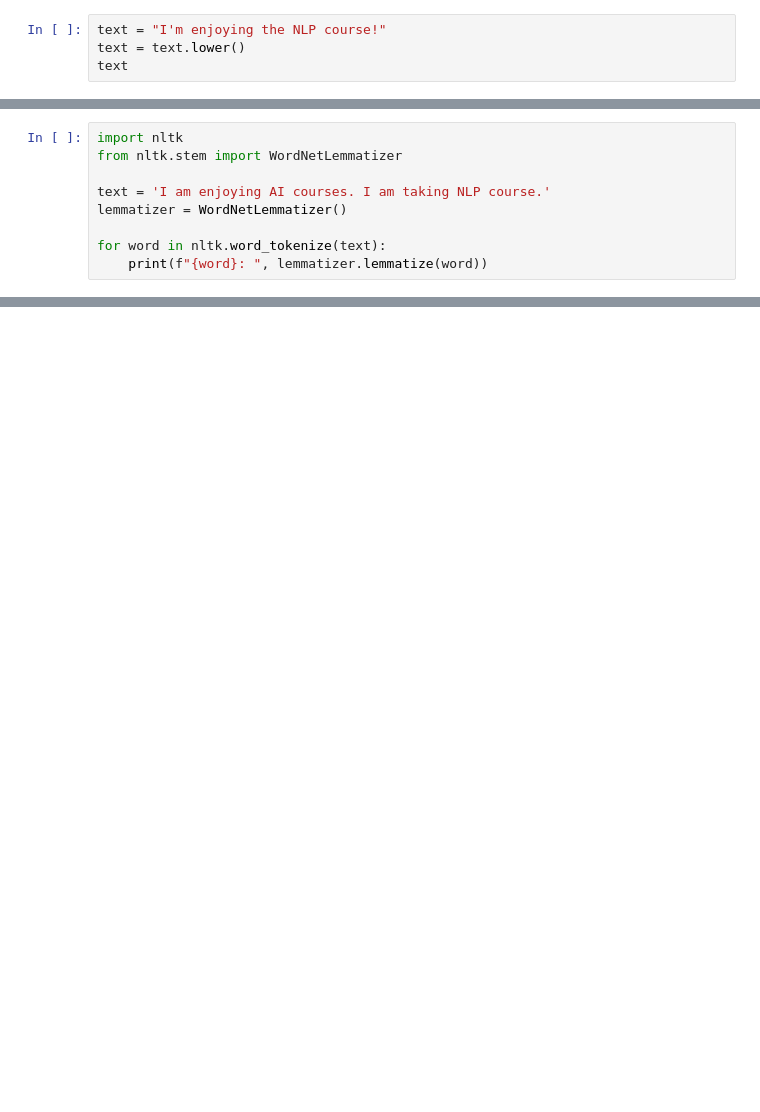
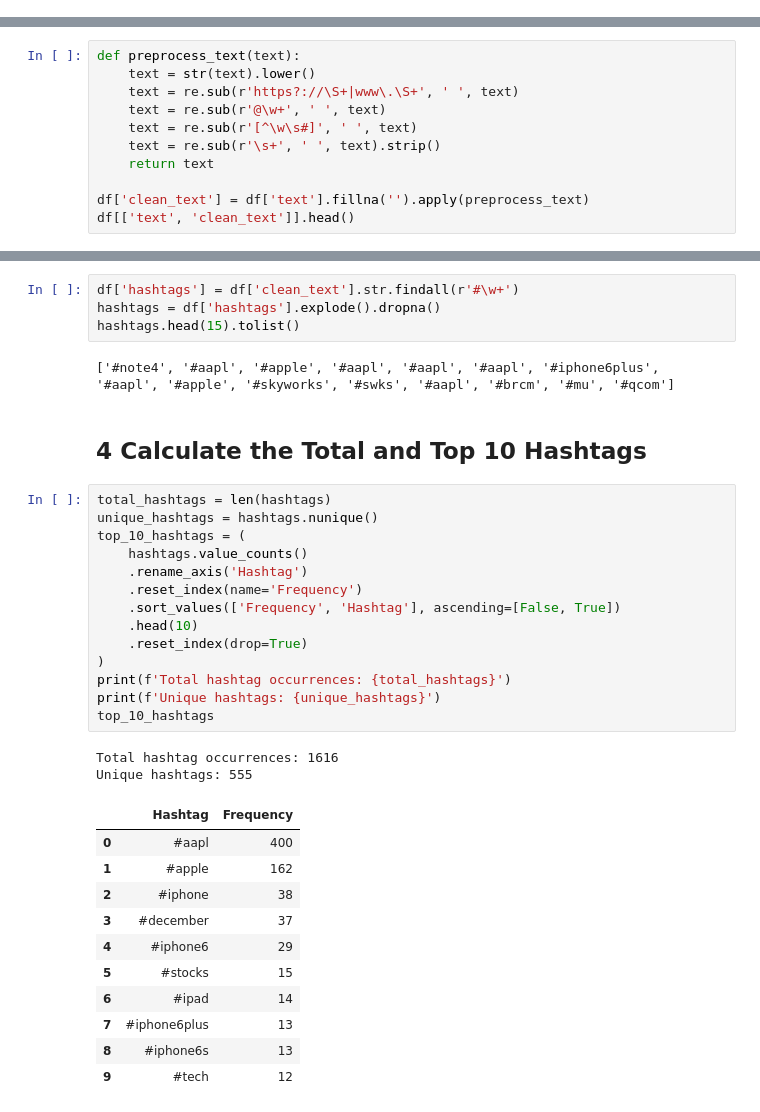
Before and after one commit to IAUMD/NLP, a Jupyter notebook: Lab2/Lab 2 -2240004042.ipynb, the cells around one changed output, grey strips where cells are left out. Drawn from its saved outputs; the diff is of its cells as text; blank space fills up the shorter version.

```diff
--- a/Lab2/Lab 2 -2240004042.ipynb
+++ b/Lab2/Lab 2 -2240004042.ipynb
@@ -379,4 +0,0 @@ Converting a word to lower case (NLP -> nlp). Words like Book and book mean the
-# %%
-text = "I'm enjoying the NLP course!"
-text = text.lower()
-text
@@ -490,9 +0,0 @@ True
-# %%
-import nltk
-from nltk.stem import WordNetLemmatizer
-
-text = 'I am enjoying AI courses. I am taking NLP course.'
-lemmatizer = WordNetLemmatizer()
-
-for word in nltk.word_tokenize(text):
-    print(f"{word}: ", lemmatizer.lemmatize(word))
@@ -610,0 +43,11 @@ https://www.kaggle.com/datasets/seriousran/appletwittersentimenttexts
+# %%
+def preprocess_text(text):
+    text = str(text).lower()
+    text = re.sub(r'https?://\S+|www\.\S+', ' ', text)
+    text = re.sub(r'@\w+', ' ', text)
+    text = re.sub(r'[^\w\s#]', ' ', text)
+    text = re.sub(r'\s+', ' ', text).strip()
+    return text
+
+df['clean_text'] = df['text'].fillna('').apply(preprocess_text)
+df[['text', 'clean_text']].head()
@@ -610,0 +65,36 @@ https://www.kaggle.com/datasets/seriousran/appletwittersentimenttexts
+# %%
+df['hashtags'] = df['clean_text'].str.findall(r'#\w+')
+hashtags = df['hashtags'].explode().dropna()
+hashtags.head(15).tolist()
+# %% [output]
+['#note4', '#aapl', '#apple', '#aapl', '#aapl', '#aapl', '#iphone6plus', '#aapl', '#apple', '#skyworks', '#swks', '#aapl', '#brcm', '#mu', '#qcom']
+# %% [markdown]
+## 4 Calculate the Total and Top 10 Hashtags
+# %%
+total_hashtags = len(hashtags)
+unique_hashtags = hashtags.nunique()
+top_10_hashtags = (
+    hashtags.value_counts()
+    .rename_axis('Hashtag')
+    .reset_index(name='Frequency')
+    .sort_values(['Frequency', 'Hashtag'], ascending=[False, True])
+    .head(10)
+    .reset_index(drop=True)
+)
+print(f'Total hashtag occurrences: {total_hashtags}')
+print(f'Unique hashtags: {unique_hashtags}')
+top_10_hashtags
+# %% [output]
+Total hashtag occurrences: 1616
+Unique hashtags: 555
+|  | Hashtag | Frequency |
+| 0 | #aapl | 400 |
+| 1 | #apple | 162 |
+| 2 | #iphone | 38 |
+| 3 | #december | 37 |
+| 4 | #iphone6 | 29 |
+| 5 | #stocks | 15 |
+| 6 | #ipad | 14 |
+| 7 | #iphone6plus | 13 |
+| 8 | #iphone6s | 13 |
+| 9 | #tech | 12 |
```
Also changed, not shown: parts of 90 cells of this notebook.
